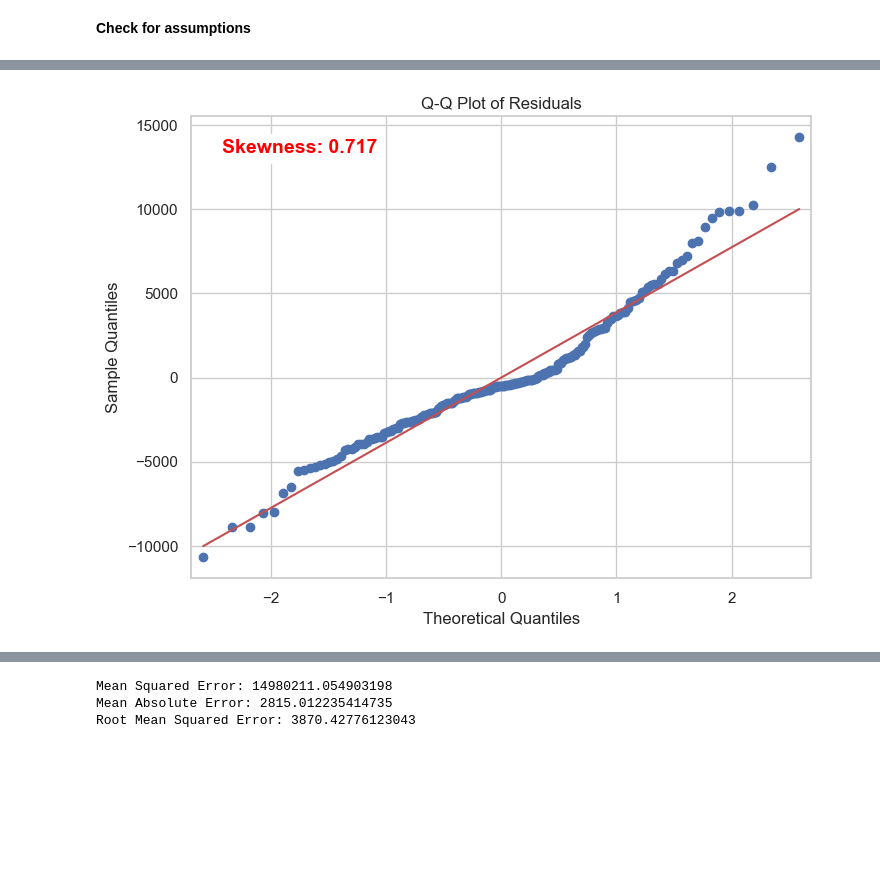
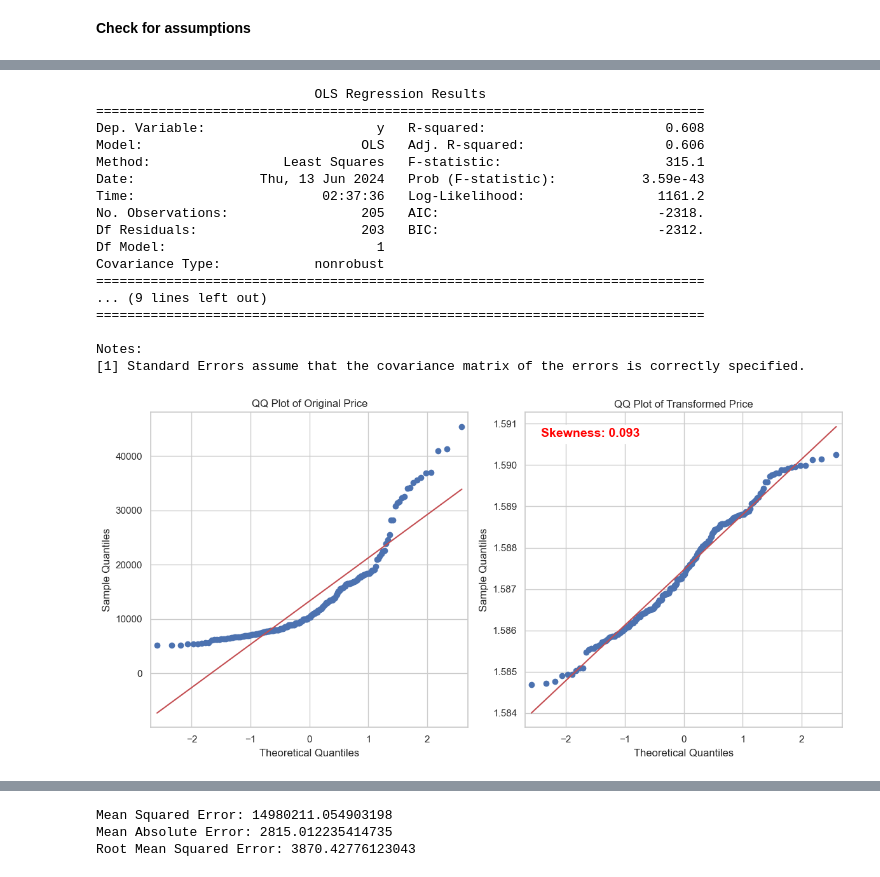
Before and after one commit to haingocnguyen/Used-Car-Price-Prediction, a Jupyter notebook: src/QuantitativeData.ipynb, the cells around one changed output, grey strips where cells are left out. Drawn from its saved outputs; the diff is of its cells as text; code cells hidden in the pictures; blank space fills up the shorter version.

```diff
--- a/src/QuantitativeData.ipynb
+++ b/src/QuantitativeData.ipynb
@@ -371,0 +380,4 @@ fig_residual.show()
+# %%
+# Apply Box-Cox transformation to the 'price' to normalize it
+price_transformed, fitted_lambda = boxcox(df2['price'])
+fitted_lambda
@@ -372,16 +427,42 @@ fig_residual.show()
+# %%
+print(model_transformed.summary())
+# %% [output]
+                            OLS Regression Results
+==============================================================================
+Dep. Variable:                      y   R-squared:                       0.608
+Model:                            OLS   Adj. R-squared:                  0.606
+Method:                 Least Squares   F-statistic:                     315.1
+Date:                Thu, 13 Jun 2024   Prob (F-statistic):           3.59e-43
+Time:                        02:37:36   Log-Likelihood:                 1161.2
+No. Observations:                 205   AIC:                            -2318.
+Df Residuals:                     203   BIC:                            -2312.
+Df Model:                           1
+Covariance Type:            nonrobust
+==============================================================================
+... (9 lines left out)
+==============================================================================
+
+Notes:
+[1] Standard Errors assume that the covariance matrix of the errors is correctly specified.
 # %%
-from scipy.stats import skew
-# Q-Q plot of residuals to check normality
-resi_skew = skew(residuals)
-fig = plt.figure(figsize=(8, 6))
-ax = fig.add_subplot(111)
-sm.qqplot(residuals, line='s', ax=ax)
-# Annotate skewness on plot
-plt.annotate('Skewness: {:.3f}'.format(resi_skew), xy=(0.05, 0.95), xycoords='axes fraction', fontsize=14,
+# Apply the cube root transformation to the 'price' column
+#price_cube = np.cbrt(df2['price'])
+price_transformed_skew = skew(price_transformed)
+price_skewness = skew(df2['price'])
+# Create QQ plots to check for normality
+fig, ax = plt.subplots(1, 2, figsize=(12, 6))
+
+# QQ plot for the original 'price' data
+sm.qqplot(df2['price'], line='s', ax=ax[0])
+ax[0].set_title('QQ Plot of Original Price')
+
+# QQ plot for the cube root transformed 'price' data
+sm.qqplot(price_transformed, line='s', ax=ax[1])
+plt.annotate('Skewness: {:.3f}'.format(price_transformed_skew), xy=(0.05, 0.95), xycoords='axes fraction', fontsize=14,
              horizontalalignment='left', verticalalignment='top', fontweight='bold', color='red', backgroundcolor='white')
-ax.set_title('Q-Q Plot of Residuals')
-ax.set_xlabel('Theoretical Quantiles')
-ax.set_ylabel('Sample Quantiles')
+ax[1].set_title('QQ Plot of Transformed Price')
+
+plt.tight_layout()
 plt.show()
 # %% [output]
-[figure, old version]
+[figure, new version]
```
Also changed, not shown: parts of 16 cells of this notebook.
